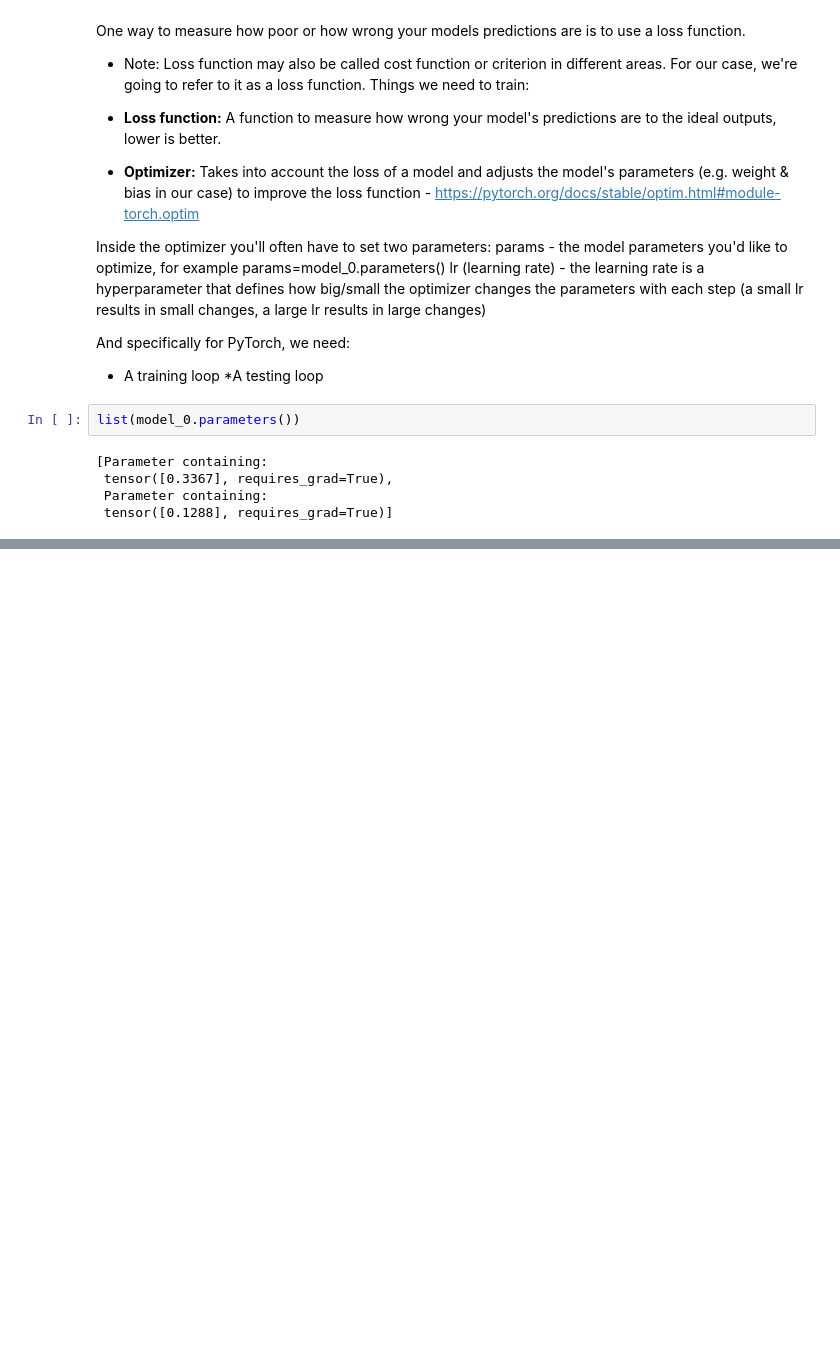
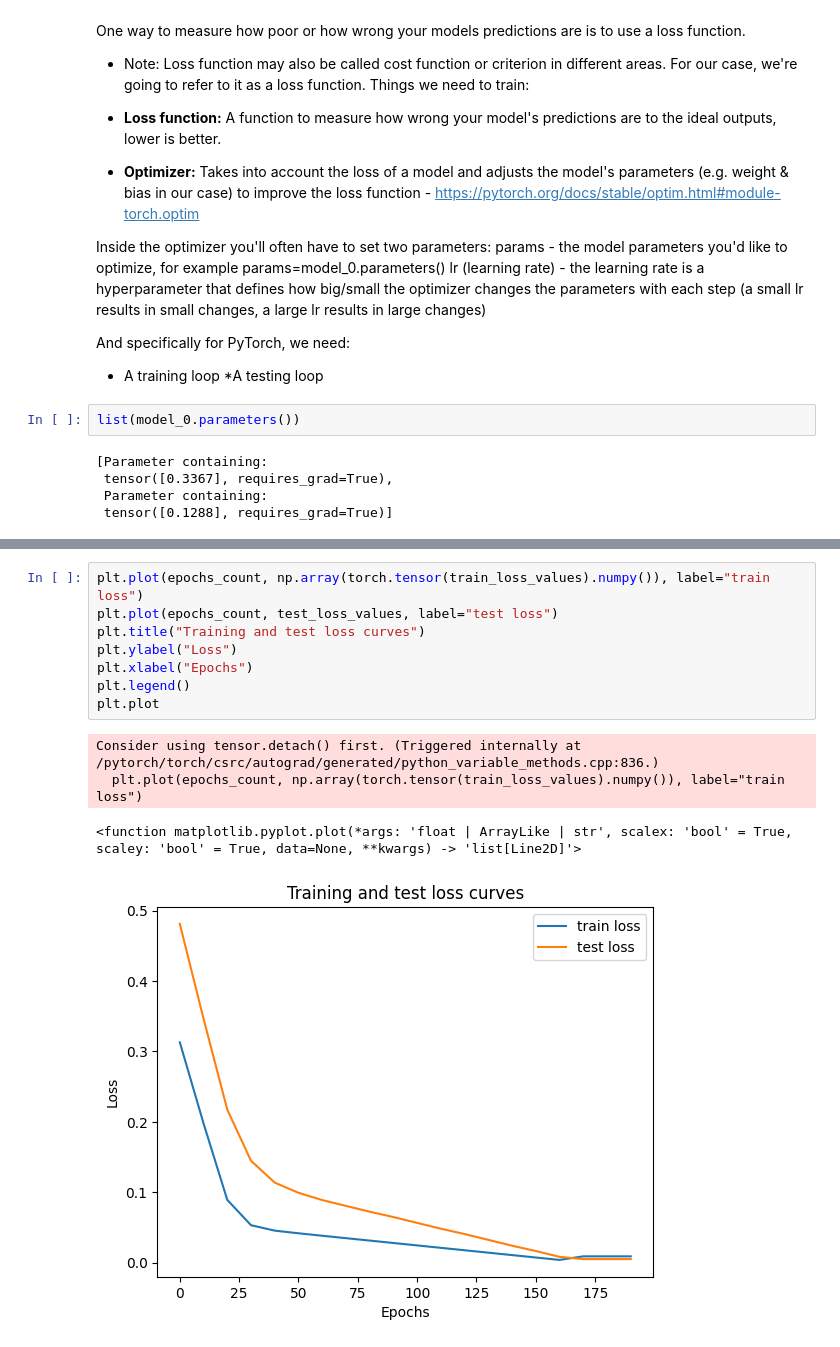
Before and after one commit to CaptJack05/ML, a Jupyter notebook: __01__pytorch_workflow.ipynb, the cells around one changed output, grey strips where cells are left out. Drawn from its saved outputs; the diff is of its cells as text; blank space fills up the shorter version.

```diff
--- a/__01__pytorch_workflow.ipynb
+++ b/__01__pytorch_workflow.ipynb
@@ -227,0 +365,13 @@ list(model_0.parameters())
+# %%
+plt.plot(epochs_count, np.array(torch.tensor(train_loss_values).numpy()), label="train loss")
+plt.plot(epochs_count, test_loss_values, label="test loss")
+plt.title("Training and test loss curves")
+plt.ylabel("Loss")
+plt.xlabel("Epochs")
+plt.legend()
+plt.plot
+# %% [output]
+Consider using tensor.detach() first. (Triggered internally at /pytorch/torch/csrc/autograd/generated/python_variable_methods.cpp:836.)
+  plt.plot(epochs_count, np.array(torch.tensor(train_loss_values).numpy()), label="train loss")
+<function matplotlib.pyplot.plot(*args: 'float | ArrayLike | str', scalex: 'bool' = True, scaley: 'bool' = True, data=None, **kwargs) -> 'list[Line2D]'>
+[figure, added]
```
Also changed, not shown: parts of 12 cells of this notebook.
